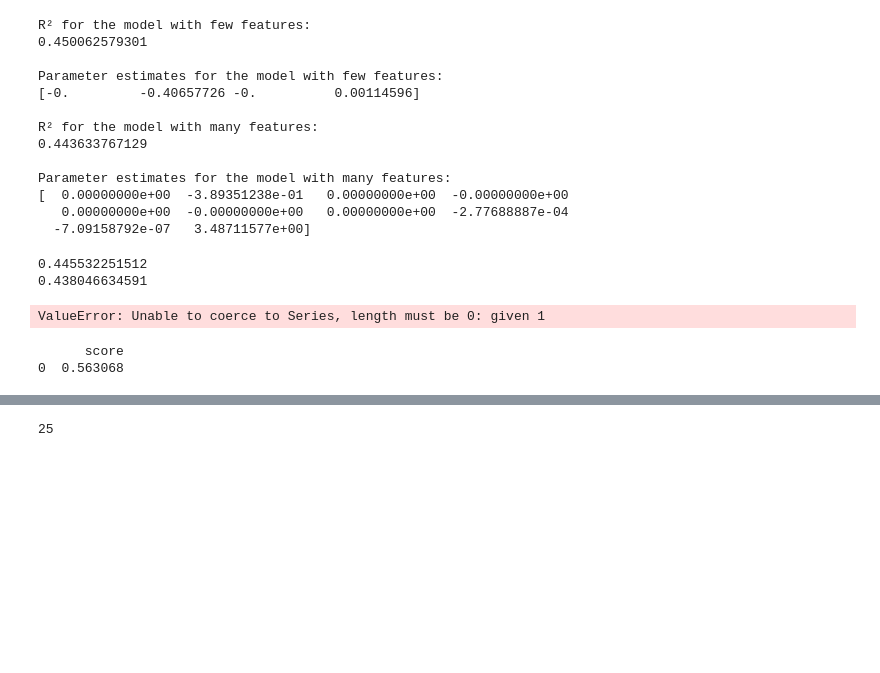
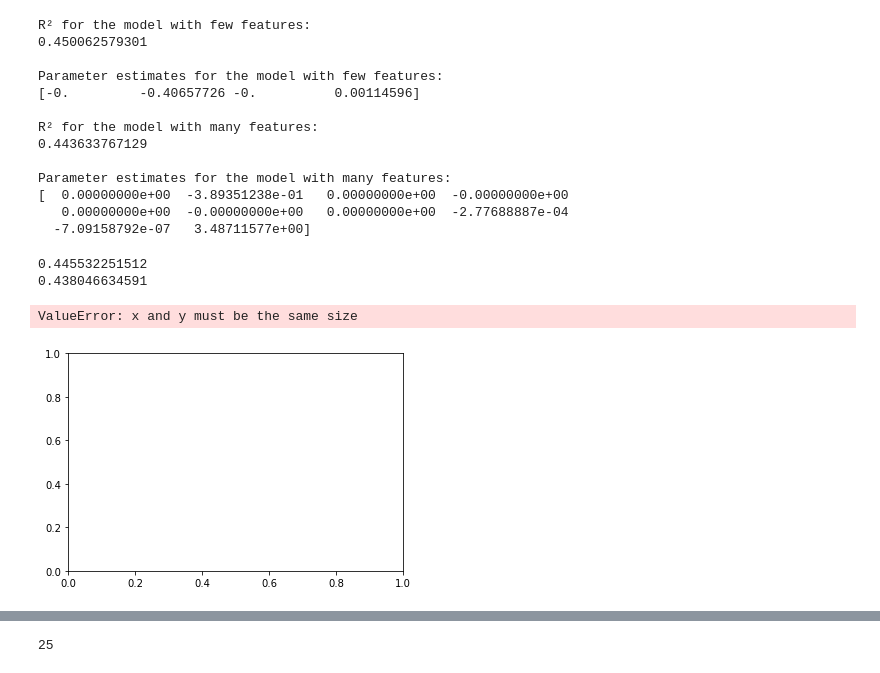
Before and after one commit to Schmidt8181/RandomForest, a Jupyter notebook: RandomForest.ipynb, the cells around one changed output, grey strips where cells are left out. Drawn from its saved outputs; the diff is of its cells as text; code cells hidden in the pictures; blank space fills up the shorter version.

```diff
--- a/RandomForest.ipynb
+++ b/RandomForest.ipynb
@@ -435,27 +435,20 @@ print(lassBig.score(X_test2, Y_test))
 0.445532251512
 0.438046634591
 # %%
-lambd = np.arange(1, 50, 2)
-index = np.arange(0, 24, 1)
-new_scores = pd.DataFrame()
+index = np.arange(1, 24, 1)
+new_scores = np.append([0], [.10])
+
+#Run the model for many alphas.
+for lambd in range(1, 125, 5):
+    ridgeregr = linear_model.Ridge(alpha=val, fit_intercept=False)
+    ridgeregr.fit(X_train2, Y_train)
+    new_scores = np.row_stack((
+        new_scores,
+        np.append(ridgeregr.score(X_train2, Y_train),[lambd])))
 
 
-#Run the model for many alphas.
-for val in lambd:
-    ridgeregr = linear_model.Ridge(alpha=val, fit_intercept=False)
-    ridgeregr.fit(X_train2, Y_train)
-    score = ridgeregr.score(X_test2, Y_test)
-    new_scores['score'] = new_scores.add([score])
-    new_scores['lambda'] = new_scores.add([val])
-
-
-
-plt.plot(new_scores)
-plt.show()
+scores_df = pd.DataFrame(new_scores, columns=('score', 'lambda'))
+plt.scatter(scores_df, index)
 # %% [output]
-ValueError: Unable to coerce to Series, length must be 0: given 1
+ValueError: x and y must be the same size
+[figure, added]
-# %%
-print(new_scores.head())
-# %% [output]
-      score
-0  0.563068
```
Also changed, not shown: parts of 1 cell of this notebook.
